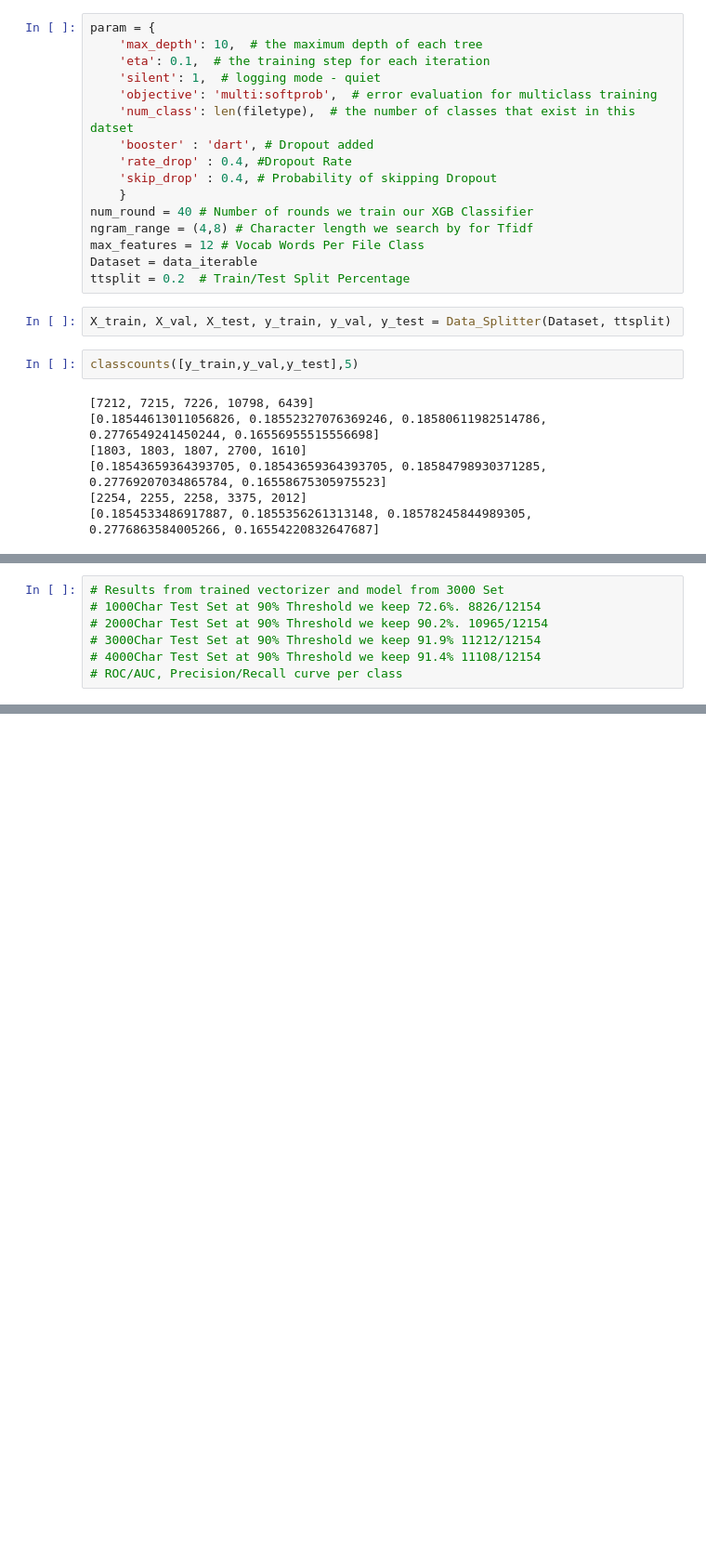
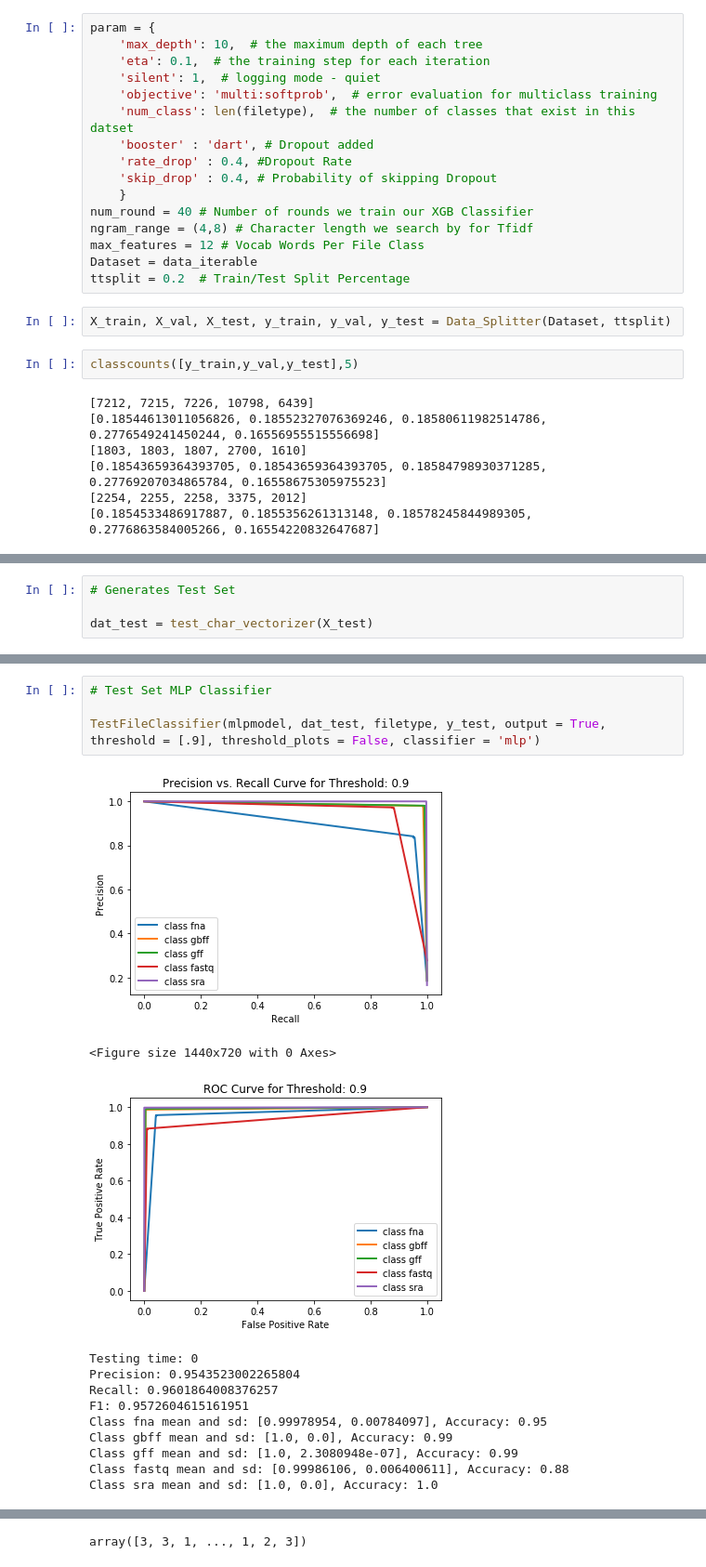
Before and after one commit to bigsoftcms/MirrorFileClassification, a Jupyter notebook: FileClassificationEx.ipynb, the cells around one changed output, grey strips where cells are left out. Shown at 93% size. Drawn from its saved outputs; the diff is of its cells as text; blank space fills up the shorter version.

```diff
--- a/FileClassificationEx.ipynb
+++ b/FileClassificationEx.ipynb
@@ -545,0 +741,4 @@ Vectorizer Load Time: 65
+# %%
+# Generates Test Set
+
+dat_test = test_char_vectorizer(X_test)
@@ -588,10 +796,20 @@ Class sra mean and sd: [0.957977866038389, 0.00044407487993847113], Accuracy: 1.
 12154
 0.9572980088859635
 array([3, 3, 1, ..., 1, 2, 3])
-# %%
-# Results from trained vectorizer and model from 3000 Set
-# 1000Char Test Set at 90% Threshold we keep 72.6%. 8826/12154
-# 2000Char Test Set at 90% Threshold we keep 90.2%. 10965/12154
-# 3000Char Test Set at 90% Threshold we keep 91.9% 11212/12154
-# 4000Char Test Set at 90% Threshold we keep 91.4% 11108/12154
-# ROC/AUC, Precision/Recall curve per class
+# %%
+# Test Set MLP Classifier
+
+TestFileClassifier(mlpmodel, dat_test, filetype, y_test, output = True, threshold = [.9], threshold_plots = False, classifier = 'mlp')
+# %% [output]
+[figure, added]
+<Figure size 1440x720 with 0 Axes>
+[figure, added]
+Testing time: 0
+Precision: 0.9543523002265804
+Recall: 0.9601864008376257
+F1: 0.9572604615161951
+Class fna mean and sd: [0.99978954, 0.00784097], Accuracy: 0.95
+Class gbff mean and sd: [1.0, 0.0], Accuracy: 0.99
+Class gff mean and sd: [1.0, 2.3080948e-07], Accuracy: 0.99
+Class fastq mean and sd: [0.99986106, 0.006400611], Accuracy: 0.88
+Class sra mean and sd: [1.0, 0.0], Accuracy: 1.0
@@ -597,0 +818 @@ array([3, 3, 1, ..., 1, 2, 3])
+array([3, 3, 1, ..., 1, 2, 3])
```
Also changed, not shown: parts of 20 cells of this notebook.
